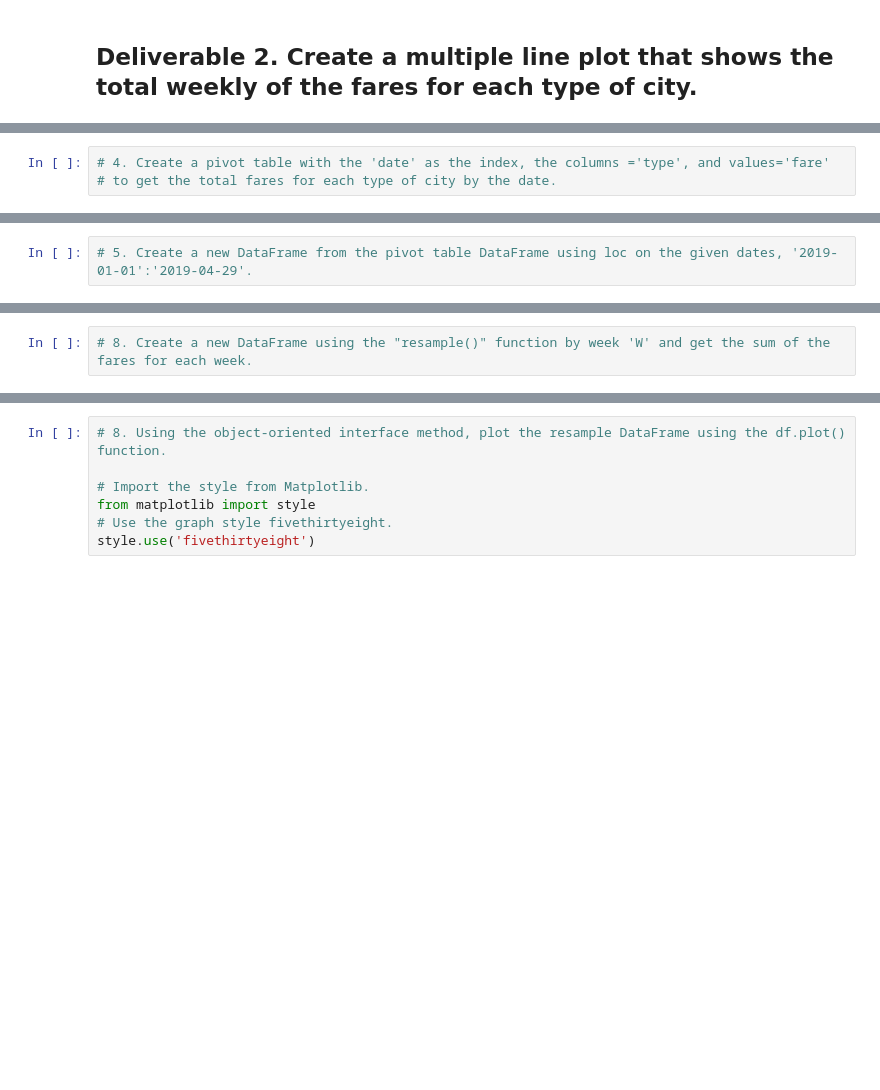
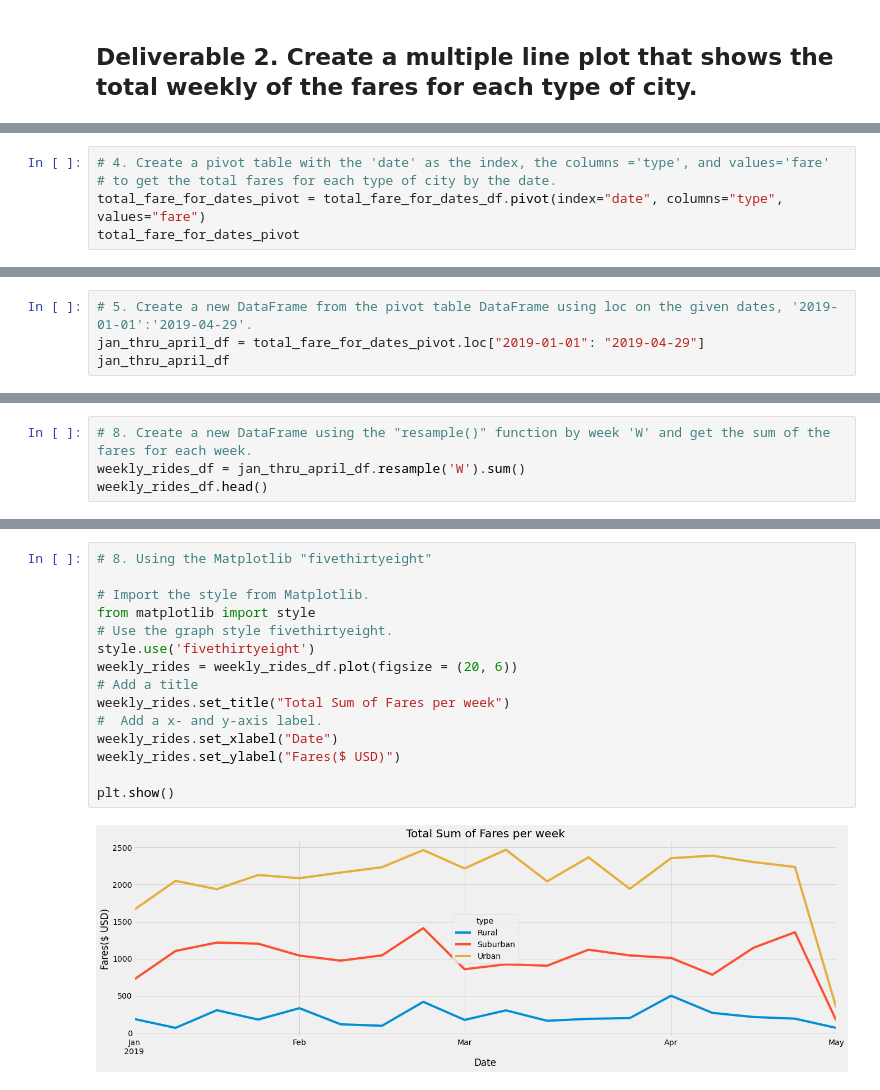
Before and after one commit to kristithrasher/PyBer_Analysis, a Jupyter notebook: PyBer_Challenge.ipynb, the cells around one changed output, grey strips where cells are left out. Cells and saved outputs as stored; diff of their text form; blank space fills up the shorter version.

```diff
--- a/PyBer_Challenge.ipynb
+++ b/PyBer_Challenge.ipynb
@@ -238,3 +204,5 @@ total
 # %%
 # 4. Create a pivot table with the 'date' as the index, the columns ='type', and values='fare'
 # to get the total fares for each type of city by the date.
+total_fare_for_dates_pivot = total_fare_for_dates_df.pivot(index="date", columns="type", values="fare")
+total_fare_for_dates_pivot
@@ -241,2 +224,4 @@ total
 # %%
 # 5. Create a new DataFrame from the pivot table DataFrame using loc on the given dates, '2019-01-01':'2019-04-29'.
+jan_thru_april_df = total_fare_for_dates_pivot.loc["2019-01-01": "2019-04-29"]
+jan_thru_april_df
@@ -248,2 +277,4 @@ total
 # %%
 # 8. Create a new DataFrame using the "resample()" function by week 'W' and get the sum of the fares for each week.
+weekly_rides_df = jan_thru_april_df.resample('W').sum()
+weekly_rides_df.head()
@@ -250,7 +289,17 @@ total
 # %%
-# 8. Using the object-oriented interface method, plot the resample DataFrame using the df.plot() function.
+# 8. Using the Matplotlib "fivethirtyeight"
 
 # Import the style from Matplotlib.
 from matplotlib import style
 # Use the graph style fivethirtyeight.
 style.use('fivethirtyeight')
+weekly_rides = weekly_rides_df.plot(figsize = (20, 6))
+# Add a title
+weekly_rides.set_title("Total Sum of Fares per week")
+#  Add a x- and y-axis label.
+weekly_rides.set_xlabel("Date")
+weekly_rides.set_ylabel("Fares($ USD)")
+
+plt.show()
+# %% [output]
+[figure, added]
```
Also changed, not shown: parts of 16 cells of this notebook, 1 other file.
